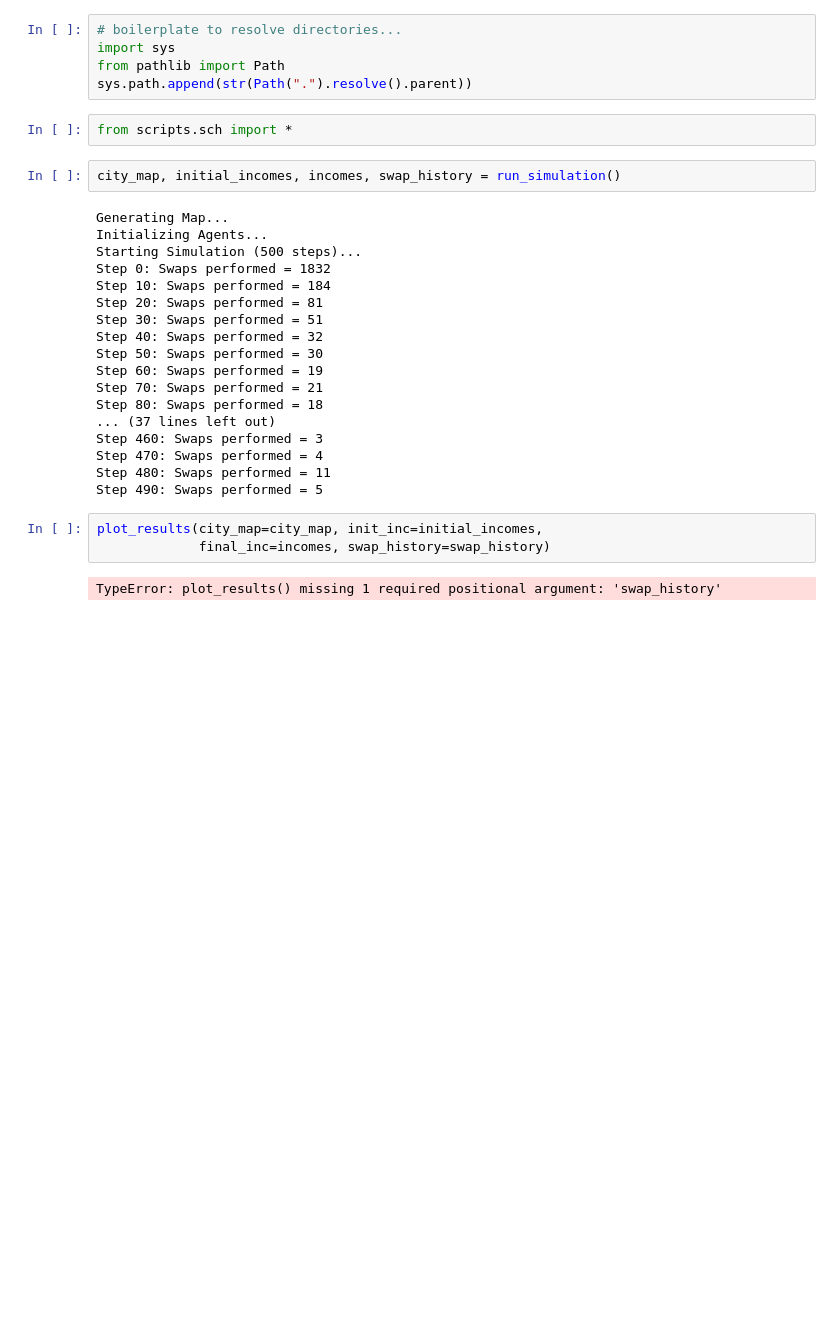
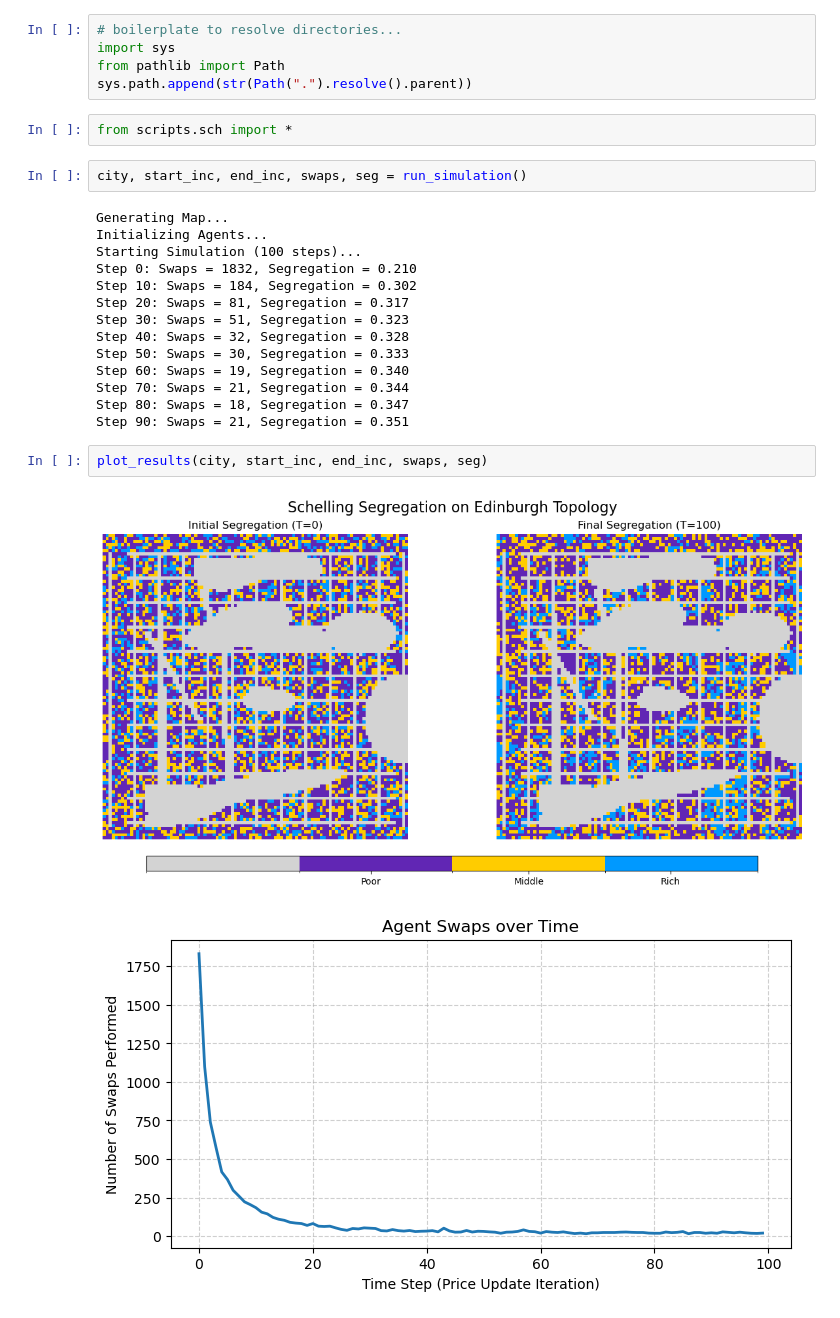
Before and after one commit to cs1500/uoe_industrial_p02, a Jupyter notebook: examples/e02.ipynb, the cells around one changed output. Saved outputs shown, nothing was run; the diff lists cells and outputs as text; blank space fills up the shorter version.

```diff
--- a/examples/e02.ipynb
+++ b/examples/e02.ipynb
@@ -6,27 +6,23 @@ sys.path.append(str(Path(".").resolve().parent))
 # %%
 from scripts.sch import *
 # %%
-city_map, initial_incomes, incomes, swap_history = run_simulation()
+city, start_inc, end_inc, swaps, seg = run_simulation()
 # %% [output]
 Generating Map...
 Initializing Agents...
-Starting Simulation (500 steps)...
-Step 0: Swaps performed = 1832
-Step 10: Swaps performed = 184
-Step 20: Swaps performed = 81
-Step 30: Swaps performed = 51
-Step 40: Swaps performed = 32
-Step 50: Swaps performed = 30
-Step 60: Swaps performed = 19
-Step 70: Swaps performed = 21
-Step 80: Swaps performed = 18
-... (37 lines left out)
-Step 460: Swaps performed = 3
-Step 470: Swaps performed = 4
-Step 480: Swaps performed = 11
-Step 490: Swaps performed = 5
+Starting Simulation (100 steps)...
+Step 0: Swaps = 1832, Segregation = 0.210
+Step 10: Swaps = 184, Segregation = 0.302
+Step 20: Swaps = 81, Segregation = 0.317
+Step 30: Swaps = 51, Segregation = 0.323
+Step 40: Swaps = 32, Segregation = 0.328
+Step 50: Swaps = 30, Segregation = 0.333
+Step 60: Swaps = 19, Segregation = 0.340
+Step 70: Swaps = 21, Segregation = 0.344
+Step 80: Swaps = 18, Segregation = 0.347
+Step 90: Swaps = 21, Segregation = 0.351
 # %%
-plot_results(city_map=city_map, init_inc=initial_incomes,
-             final_inc=incomes, swap_history=swap_history)
+plot_results(city, start_inc, end_inc, swaps, seg)
 # %% [output]
-TypeError: plot_results() missing 1 required positional argument: 'swap_history'
+[figure, added]
+[figure, added]
```
Also changed, not shown: parts of 1 cell of this notebook, 2 other files.
